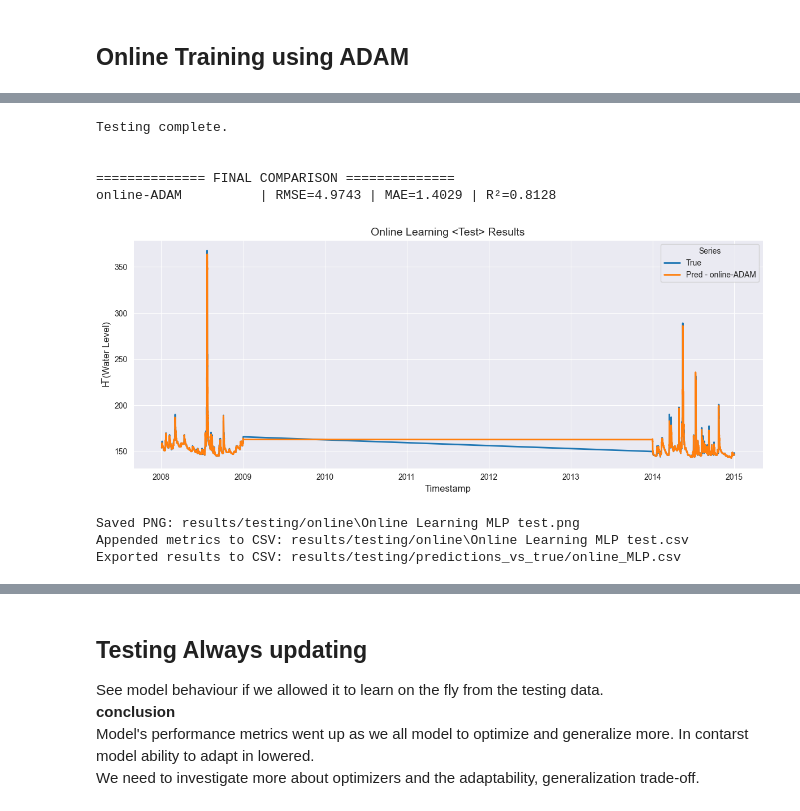
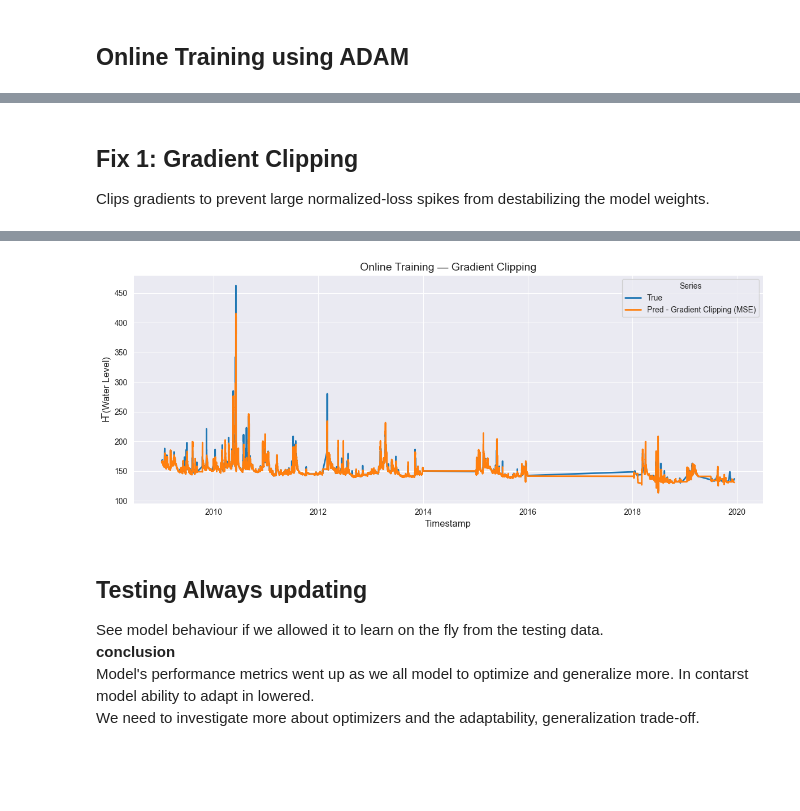
Before and after one commit to omardwahba/water_lvl_pred, a Jupyter notebook: online_learning.ipynb, the cells around one changed output, grey strips where cells are left out. Saved outputs shown, nothing was run; the diff lists cells and outputs as text; code cells hidden in the pictures; blank space fills up the shorter version.

```diff
--- a/online_learning.ipynb
+++ b/online_learning.ipynb
@@ -100,23 +99,20 @@ Saved PNG: results/training\Online Learning Training Results.png
 Appended metrics to CSV: results/training\Online Learning Training Results.csv
-# %%
-# evaluation on test set
-y_true_test, y_pred_test, time_indices_test = uf.model_evaluate_with_norm(model,criterion, test_ds, test_df.index,
-                                                                 LOOKBACK, HORIZON, BATCH_SIZE)
-uf.calculate_metrics_and_plot({"online-ADAM": (y_true_test, y_pred_test, time_indices_test)},
-                              plot_title = 'Online Learning <Test> Results',
-                              export_metrics= True,
-                              export_html= True,
-                              export_file_name='results/testing/online/Online Learning MLP test')
-# Save predictions to CSV files to be used later in Experiments
-uf.export_results_to_csv({"MLP": (y_true_test, y_pred_test,time_indices_test)},
-                         "results/testing/predictions_vs_true/online")
-# %% [output]
-Testing complete.
-
-
-============== FINAL COMPARISON ==============
-online-ADAM          | RMSE=4.9743 | MAE=1.4029 | R²=0.8128
-[figure, removed]
-Saved PNG: results/testing/online\Online Learning MLP test.png
-Appended metrics to CSV: results/testing/online\Online Learning MLP test.csv
-Exported results to CSV: results/testing/predictions_vs_true/online_MLP.csv
+# %% [markdown]
+## Fix 1: Gradient Clipping
+Clips gradients to prevent large normalized-loss spikes from destabilizing the model weights.
+# %%
+import importlib; importlib.reload(uf)
+
+# Fix 1: Gradient Clipping — same MSE loss, but clip gradients to max_norm=1.0
+model_gc, optimizer_gc, criterion_gc = build_mlp(LOOKBACK*N_FEATURES, HORIZON)
+
+y_true_gc, y_pred_gc, time_indices_gc, losses_gc = uf.train_model_online(
+    model_gc, optimizer_gc, criterion_gc,
+    train_ds, train_df,
+    LOOKBACK, HORIZON, BATCH_SIZE,
+    max_grad_norm=1.0
+)
+
+uf.calculate_metrics_and_plot({"Gradient Clipping (MSE)": (y_true_gc, y_pred_gc, time_indices_gc)},
+                              plot_title="Online Training — Gradient Clipping")
+# %% [output]
@@ -123,3 +136,4 @@ Exported results to CSV: results/testing/predictions_vs_true/online_MLP.csv
+[figure, added]
 # %% [markdown]
 ## Testing Always updating
 See model behaviour if we allowed it to learn on the fly from the testing data.<br>
```
Also changed, not shown: parts of 9 cells of this notebook, 25 other files.
